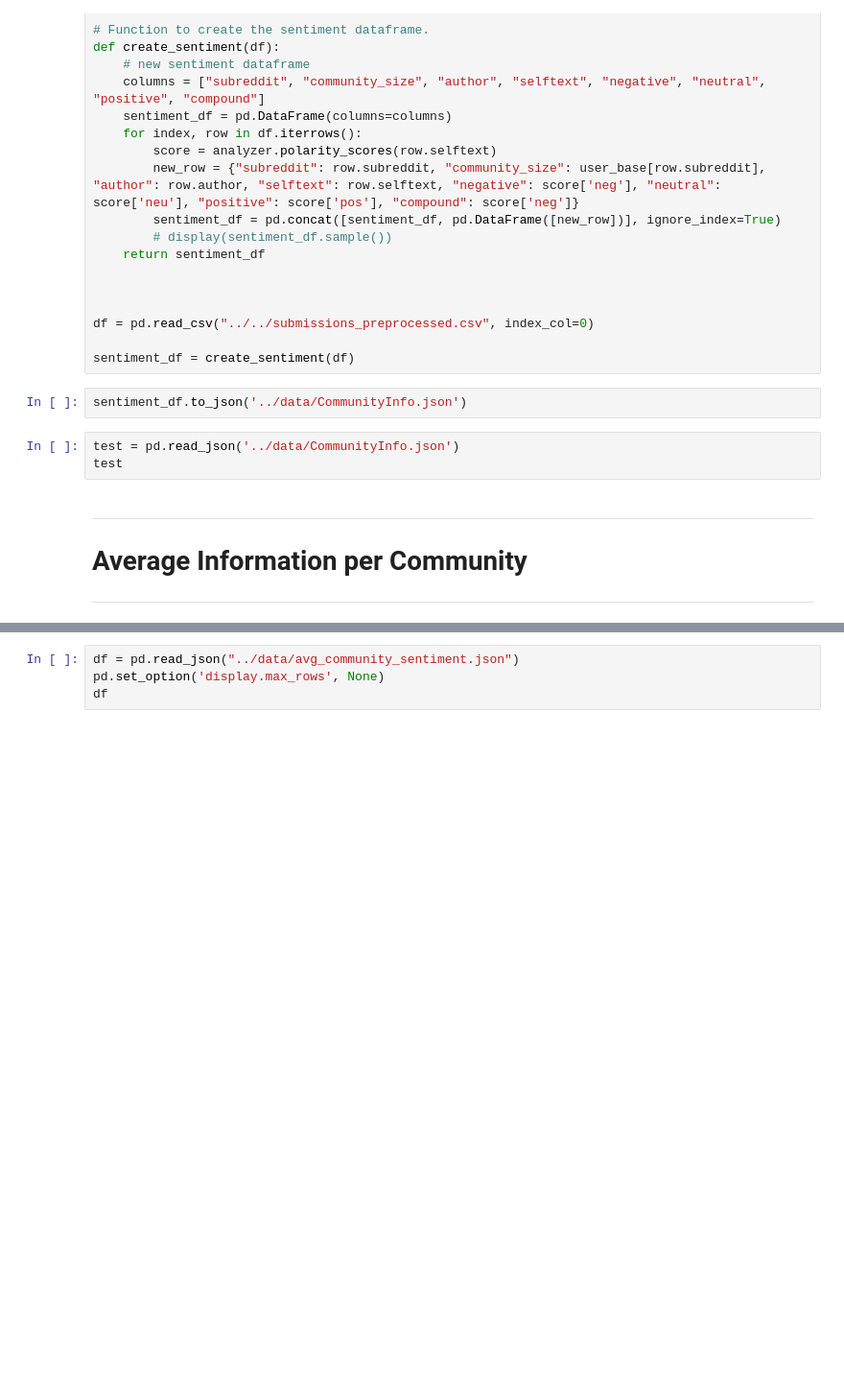
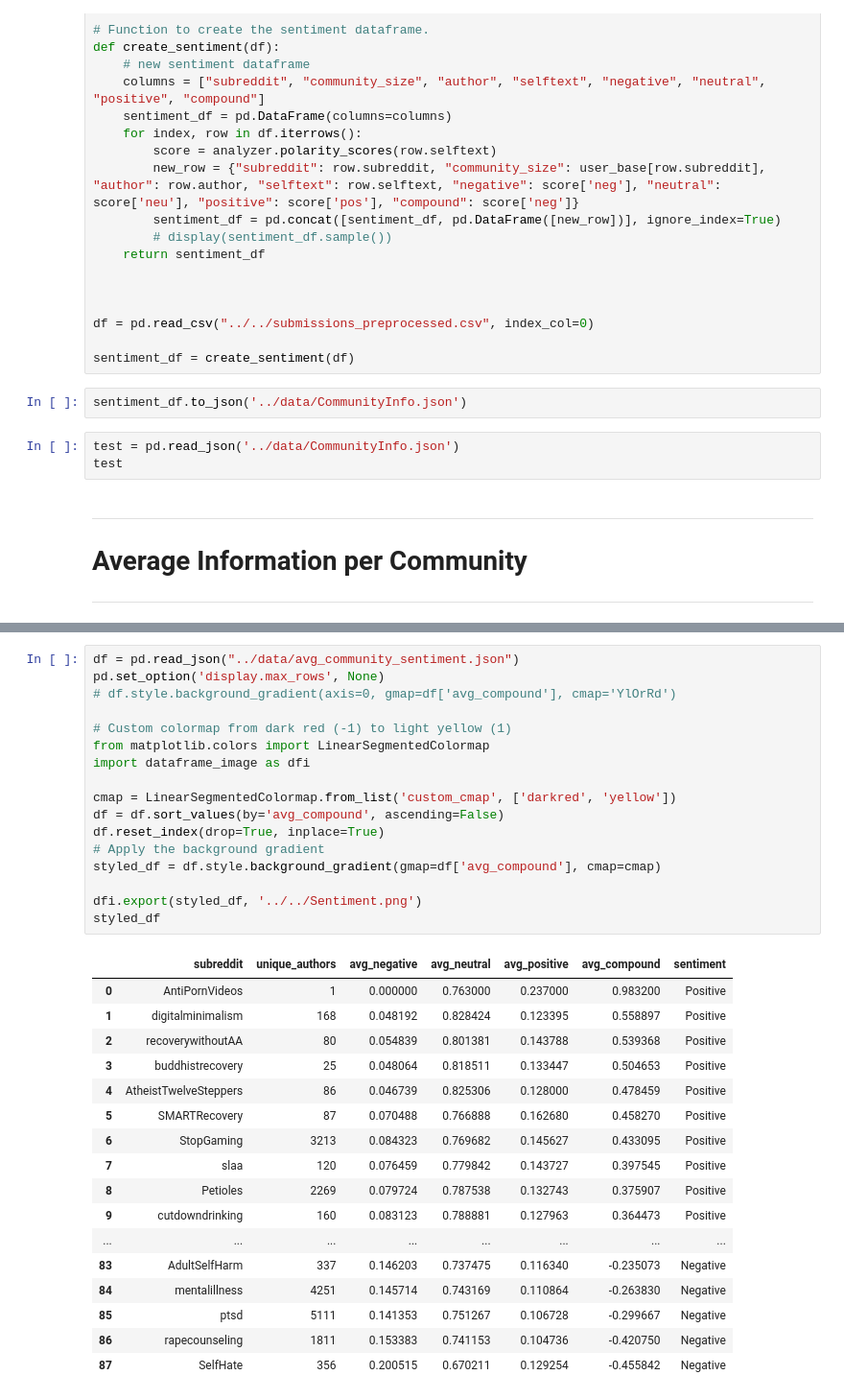
Before and after one commit to solidth/Visual-Analytics-Reddit-Mental-Health-Communties, a Jupyter notebook: ipynb/sentiment.ipynb, the cells around one changed output, grey strips where cells are left out. Shown at 96% size. Cells and saved outputs as stored; diff of their text form; blank space fills up the shorter version.

```diff
--- a/ipynb/sentiment.ipynb
+++ b/ipynb/sentiment.ipynb
@@ -124,4 +173,35 @@ display(avg_sentiment_df)
-# %%
-df = pd.read_json("../data/avg_community_sentiment.json")
-pd.set_option('display.max_rows', None)
-df
+# %%
+df = pd.read_json("../data/avg_community_sentiment.json")
+pd.set_option('display.max_rows', None)
+# df.style.background_gradient(axis=0, gmap=df['avg_compound'], cmap='YlOrRd')
+
+# Custom colormap from dark red (-1) to light yellow (1)
+from matplotlib.colors import LinearSegmentedColormap
+import dataframe_image as dfi
+
+cmap = LinearSegmentedColormap.from_list('custom_cmap', ['darkred', 'yellow'])
+df = df.sort_values(by='avg_compound', ascending=False)
+df.reset_index(drop=True, inplace=True)
+# Apply the background gradient
+styled_df = df.style.background_gradient(gmap=df['avg_compound'], cmap=cmap)
+
+dfi.export(styled_df, '../../Sentiment.png')
+styled_df
+# %% [output]
+|  | subreddit | unique_authors | avg_negative | avg_neutral | avg_positive | avg_compound | sentiment |
+| 0 | AntiPornVideos | 1 | 0.000000 | 0.763000 | 0.237000 | 0.983200 | Positive |
+| 1 | digitalminimalism | 168 | 0.048192 | 0.828424 | 0.123395 | 0.558897 | Positive |
+| 2 | recoverywithoutAA | 80 | 0.054839 | 0.801381 | 0.143788 | 0.539368 | Positive |
+| 3 | buddhistrecovery | 25 | 0.048064 | 0.818511 | 0.133447 | 0.504653 | Positive |
+| 4 | AtheistTwelveSteppers | 86 | 0.046739 | 0.825306 | 0.128000 | 0.478459 | Positive |
+| 5 | SMARTRecovery | 87 | 0.070488 | 0.766888 | 0.162680 | 0.458270 | Positive |
+| 6 | StopGaming | 3213 | 0.084323 | 0.769682 | 0.145627 | 0.433095 | Positive |
+| 7 | slaa | 120 | 0.076459 | 0.779842 | 0.143727 | 0.397545 | Positive |
+| 8 | Petioles | 2269 | 0.079724 | 0.787538 | 0.132743 | 0.375907 | Positive |
+| 9 | cutdowndrinking | 160 | 0.083123 | 0.788881 | 0.127963 | 0.364473 | Positive |
+| ... | ... | ... | ... | ... | ... | ... | ... |
+| 83 | AdultSelfHarm | 337 | 0.146203 | 0.737475 | 0.116340 | -0.235073 | Negative |
+| 84 | mentalillness | 4251 | 0.145714 | 0.743169 | 0.110864 | -0.263830 | Negative |
+| 85 | ptsd | 5111 | 0.141353 | 0.751267 | 0.106728 | -0.299667 | Negative |
+| 86 | rapecounseling | 1811 | 0.153383 | 0.741153 | 0.104736 | -0.420750 | Negative |
+| 87 | SelfHate | 356 | 0.200515 | 0.670211 | 0.129254 | -0.455842 | Negative |
```
Also changed, not shown: parts of 5 cells of this notebook, 3 other files.
